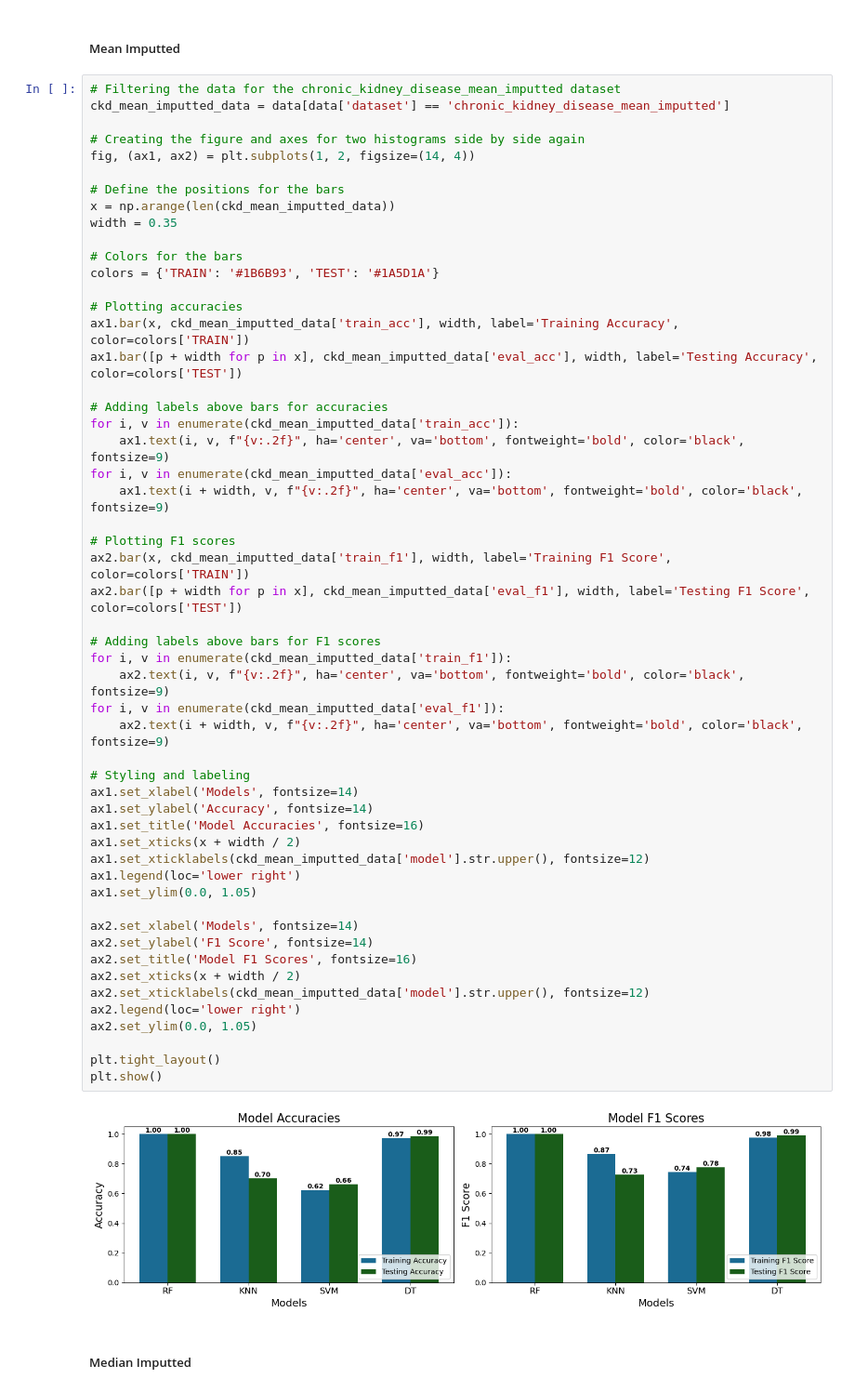
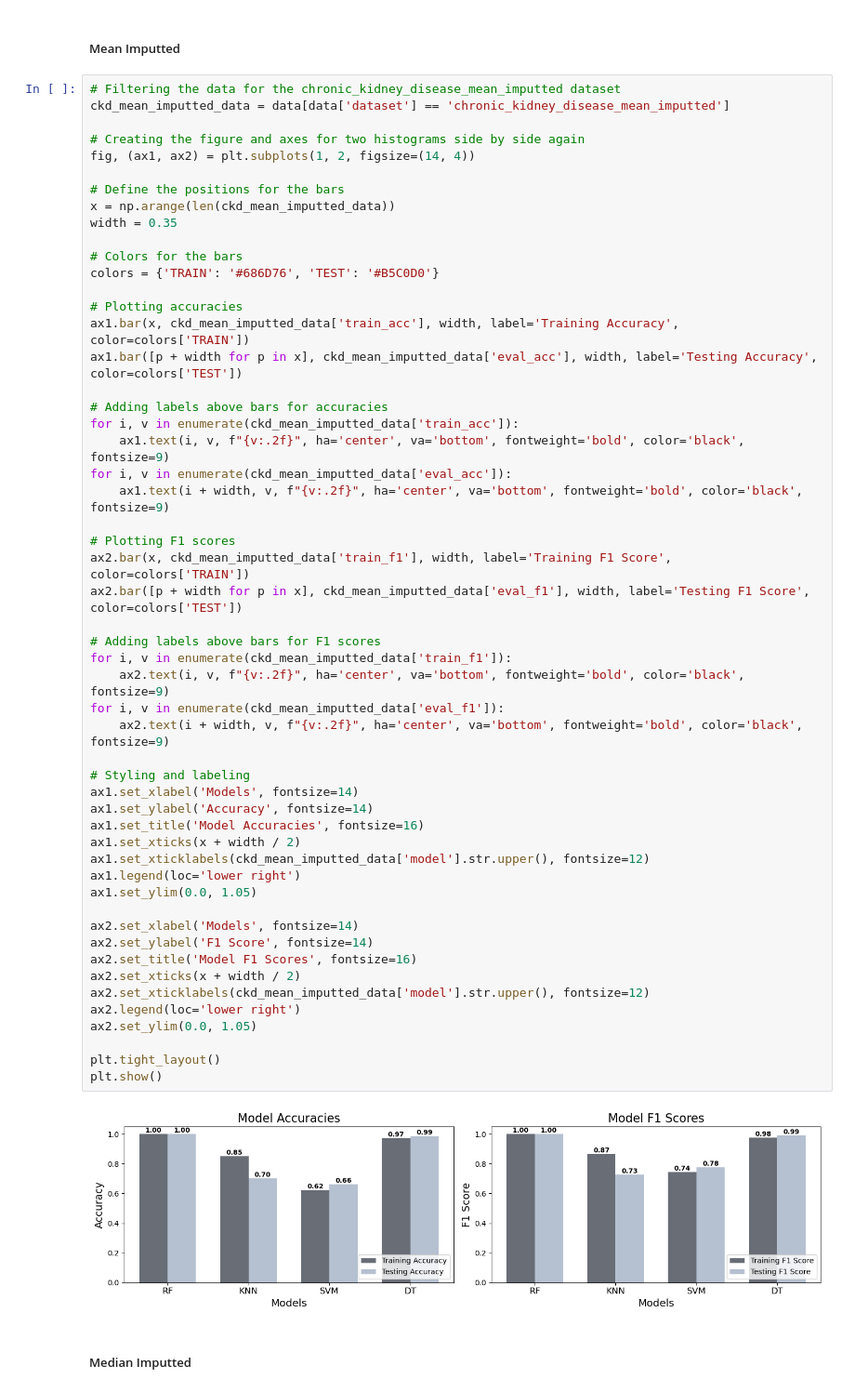
Before and after one commit to mrcljns/Reproducible-Research-Project, a Jupyter notebook: Project Report/RR_Project_Report.ipynb, the cells around one changed output. Shown at 93% size. Cells and saved outputs as stored; diff of their text form.

```diff
--- a/Project Report/RR_Project_Report.ipynb
+++ b/Project Report/RR_Project_Report.ipynb
@@ -204,7 +184,7 @@ x = np.arange(len(ckd_mean_imputted_data))
 width = 0.35
 
 # Colors for the bars
-colors = {'TRAIN': '#1B6B93', 'TEST': '#1A5D1A'}
+colors = {'TRAIN': '#686D76', 'TEST': '#B5C0D0'}
 
 # Plotting accuracies
 ax1.bar(x, ckd_mean_imputted_data['train_acc'], width, label='Training Accuracy', color=colors['TRAIN'])
@@ -219,34 +199,34 @@ for i, v in enumerate(ckd_mean_imputted_data['eval_acc']):
 # Plotting F1 scores
 ax2.bar(x, ckd_mean_imputted_data['train_f1'], width, label='Training F1 Score', color=colors['TRAIN'])
 ax2.bar([p + width for p in x], ckd_mean_imputted_data['eval_f1'], width, label='Testing F1 Score', color=colors['TEST'])
 
 # Adding labels above bars for F1 scores
 for i, v in enumerate(ckd_mean_imputted_data['train_f1']):
     ax2.text(i, v, f"{v:.2f}", ha='center', va='bottom', fontweight='bold', color='black', fontsize=9)
 for i, v in enumerate(ckd_mean_imputted_data['eval_f1']):
     ax2.text(i + width, v, f"{v:.2f}", ha='center', va='bottom', fontweight='bold', color='black', fontsize=9)
 
 # Styling and labeling
 ax1.set_xlabel('Models', fontsize=14)
 ax1.set_ylabel('Accuracy', fontsize=14)
 ax1.set_title('Model Accuracies', fontsize=16)
 ax1.set_xticks(x + width / 2)
 ax1.set_xticklabels(ckd_mean_imputted_data['model'].str.upper(), fontsize=12)
 ax1.legend(loc='lower right')
 ax1.set_ylim(0.0, 1.05)
 
 ax2.set_xlabel('Models', fontsize=14)
 ax2.set_ylabel('F1 Score', fontsize=14)
 ax2.set_title('Model F1 Scores', fontsize=16)
 ax2.set_xticks(x + width / 2)
 ax2.set_xticklabels(ckd_mean_imputted_data['model'].str.upper(), fontsize=12)
 ax2.legend(loc='lower right')
 ax2.set_ylim(0.0, 1.05)
 
 plt.tight_layout()
 plt.show()
 # %% [output]
-[figure, old version]
+[figure, new version]
 # %% [markdown]
 ##### Median Imputted
 # %%
```
Also changed, not shown: parts of 20 cells of this notebook.
